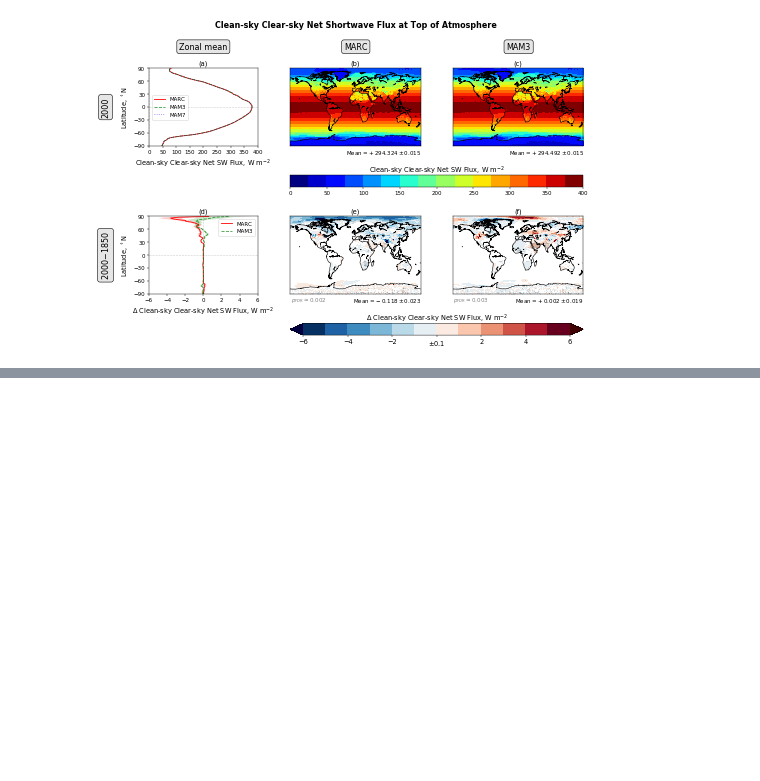
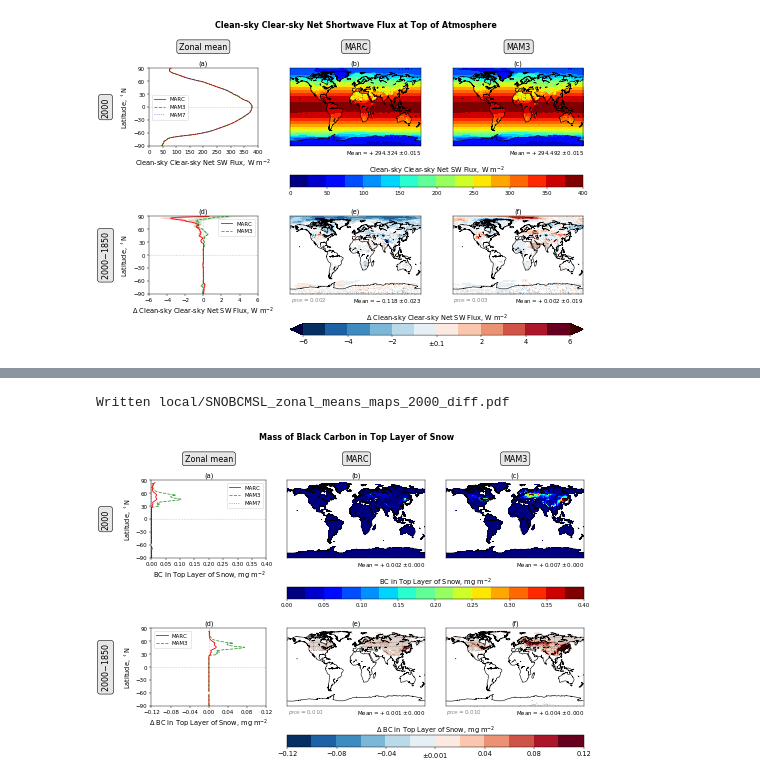
Before and after one commit to grandey/p17c-marc-comparison, a Jupyter notebook: analysis_prelim/analysis_prelim_p17c.ipynb, the cells around one changed output, grey strips where cells are left out. Cells and saved outputs as stored; diff of their text form; code cells hidden in the pictures; blank space fills up the shorter version.

```diff
--- a/analysis_prelim/analysis_prelim_p17c.ipynb
+++ b/analysis_prelim/analysis_prelim_p17c.ipynb
@@ -1278,0 +1306,11 @@ Written local/FSNTOACNOA_zonal_means_maps_2000_diff.pdf
+# %%
+# Land: Mass of Black Carbon in Top Layer of Snow
+fig = zonal_means_maps_2000_diff(model_var_dict={'marc': 'SNOBCMSL', 'mam3': 'SNOBCMSL'}, domain='lnd',
+                                 main_title='Mass of Black Carbon in Top Layer of Snow',
+                                 xlabel='BC in Top Layer of Snow, mg m$^{-2}$', sf=1e6,
+                                 xlim_2000=[0, 0.4], whiteout_2000=None, cmap_2000='jet', nlev_2000=16,
+                                 xlim_diff=[-0.12, 0.12], whiteout_diff='0.001', cmap_diff='RdBu_r', nlev_diff=12,
+                                 file_prefix='SNOBCMSL_zonal_means_maps_2000_diff')
+# %% [output]
+Written local/SNOBCMSL_zonal_means_maps_2000_diff.pdf
+[figure, added]
```
Also changed, not shown: parts of 5 cells of this notebook.
